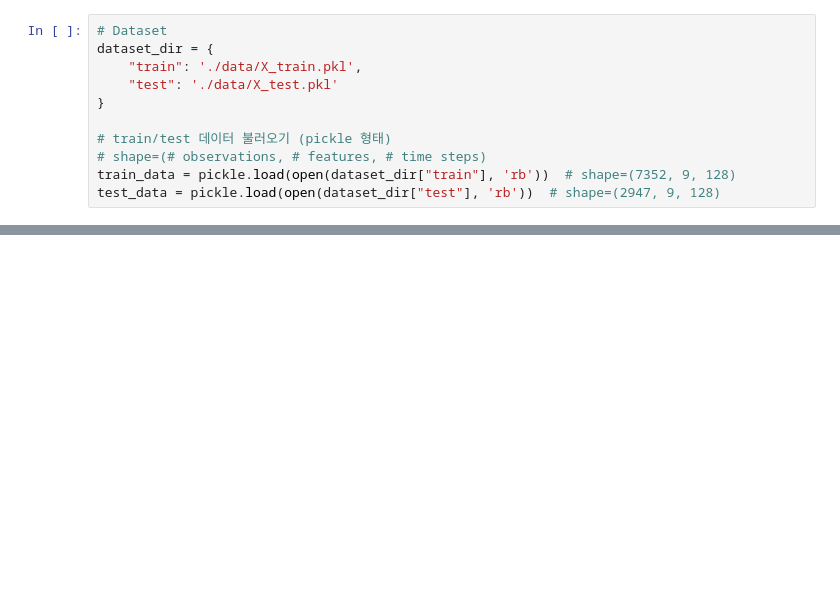
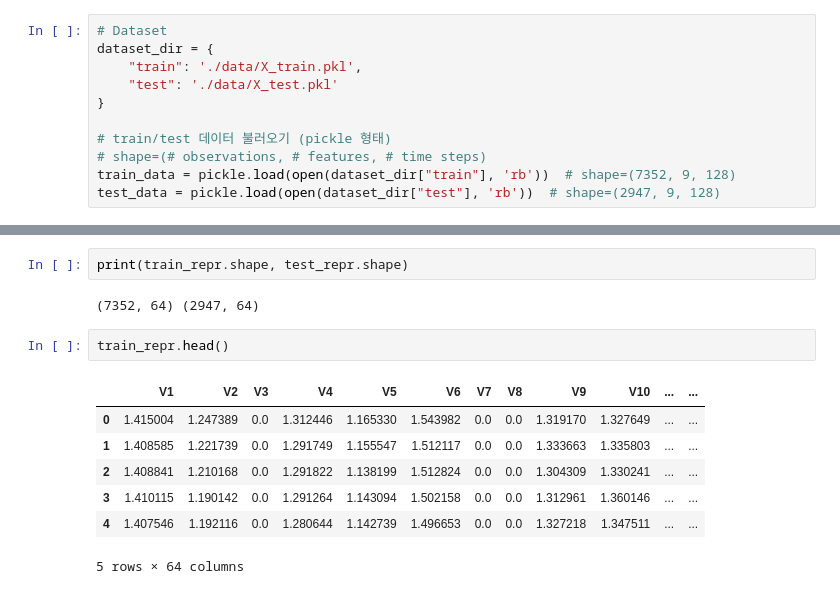
Before and after one commit to ClustProject/KUDataRepresentation, a Jupyter notebook: Test.ipynb, the cells around one changed output, grey strips where cells are left out. Saved outputs shown, nothing was run; the diff lists cells and outputs as text; blank space fills up the shorter version.

```diff
--- a/Test.ipynb
+++ b/Test.ipynb
@@ -119,0 +184,14 @@ train_repr, test_repr = data_repr.encode_data(model, best_model_path=config["bes
+# %%
+print(train_repr.shape, test_repr.shape)
+# %% [output]
+(7352, 64) (2947, 64)
+# %%
+train_repr.head()
+# %% [output]
+|  | V1 | V2 | V3 | V4 | V5 | V6 | V7 | V8 | V9 | V10 | ... | ... |
+| 0 | 1.415004 | 1.247389 | 0.0 | 1.312446 | 1.165330 | 1.543982 | 0.0 | 0.0 | 1.319170 | 1.327649 | ... | ... |
+| 1 | 1.408585 | 1.221739 | 0.0 | 1.291749 | 1.155547 | 1.512117 | 0.0 | 0.0 | 1.333663 | 1.335803 | ... | ... |
+| 2 | 1.408841 | 1.210168 | 0.0 | 1.291822 | 1.138199 | 1.512824 | 0.0 | 0.0 | 1.304309 | 1.330241 | ... | ... |
+| 3 | 1.410115 | 1.190142 | 0.0 | 1.291264 | 1.143094 | 1.502158 | 0.0 | 0.0 | 1.312961 | 1.360146 | ... | ... |
+| 4 | 1.407546 | 1.192116 | 0.0 | 1.280644 | 1.142739 | 1.496653 | 0.0 | 0.0 | 1.327218 | 1.347511 | ... | ... |
+5 rows × 64 columns
```
Also changed, not shown: parts of 15 cells of this notebook, 6 other files.
